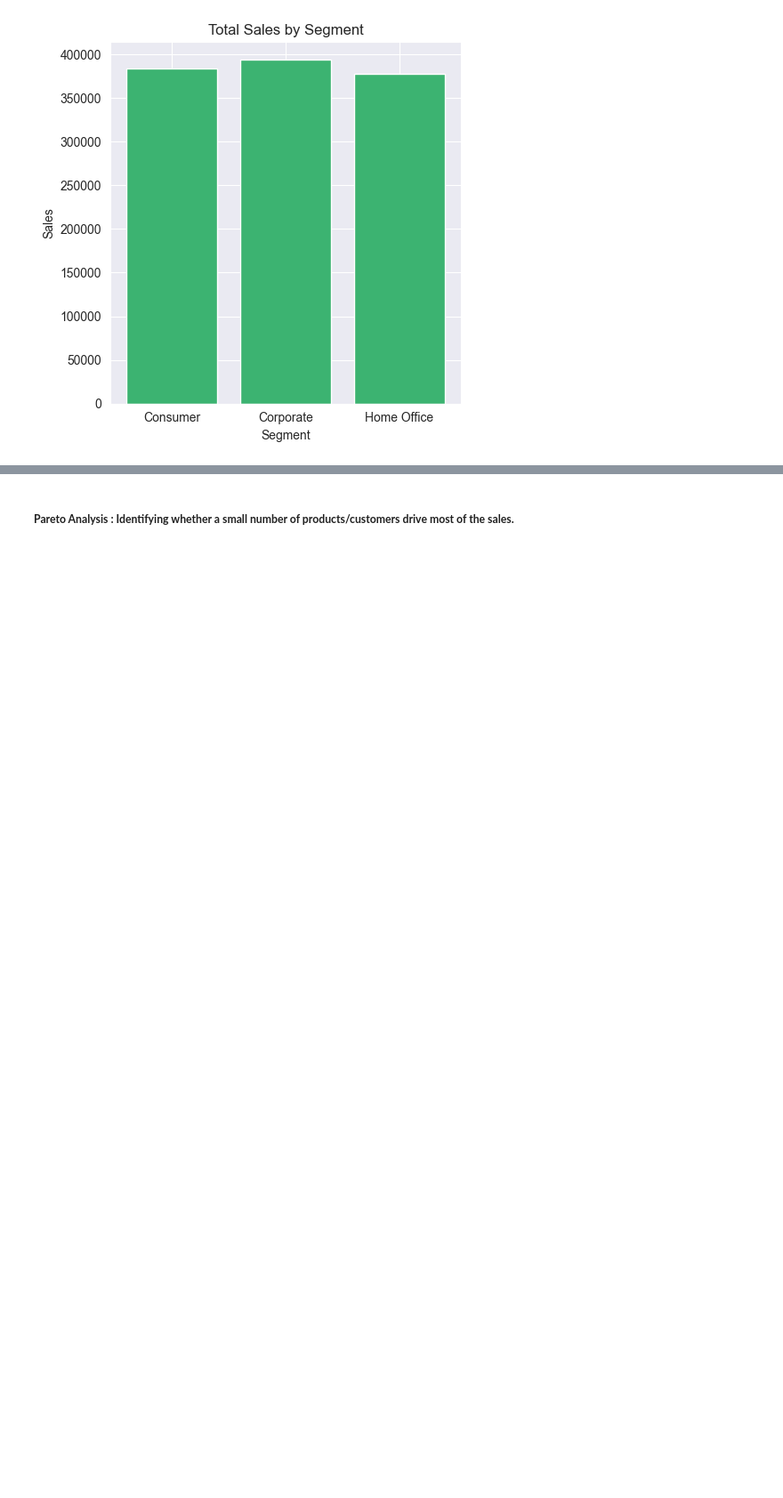
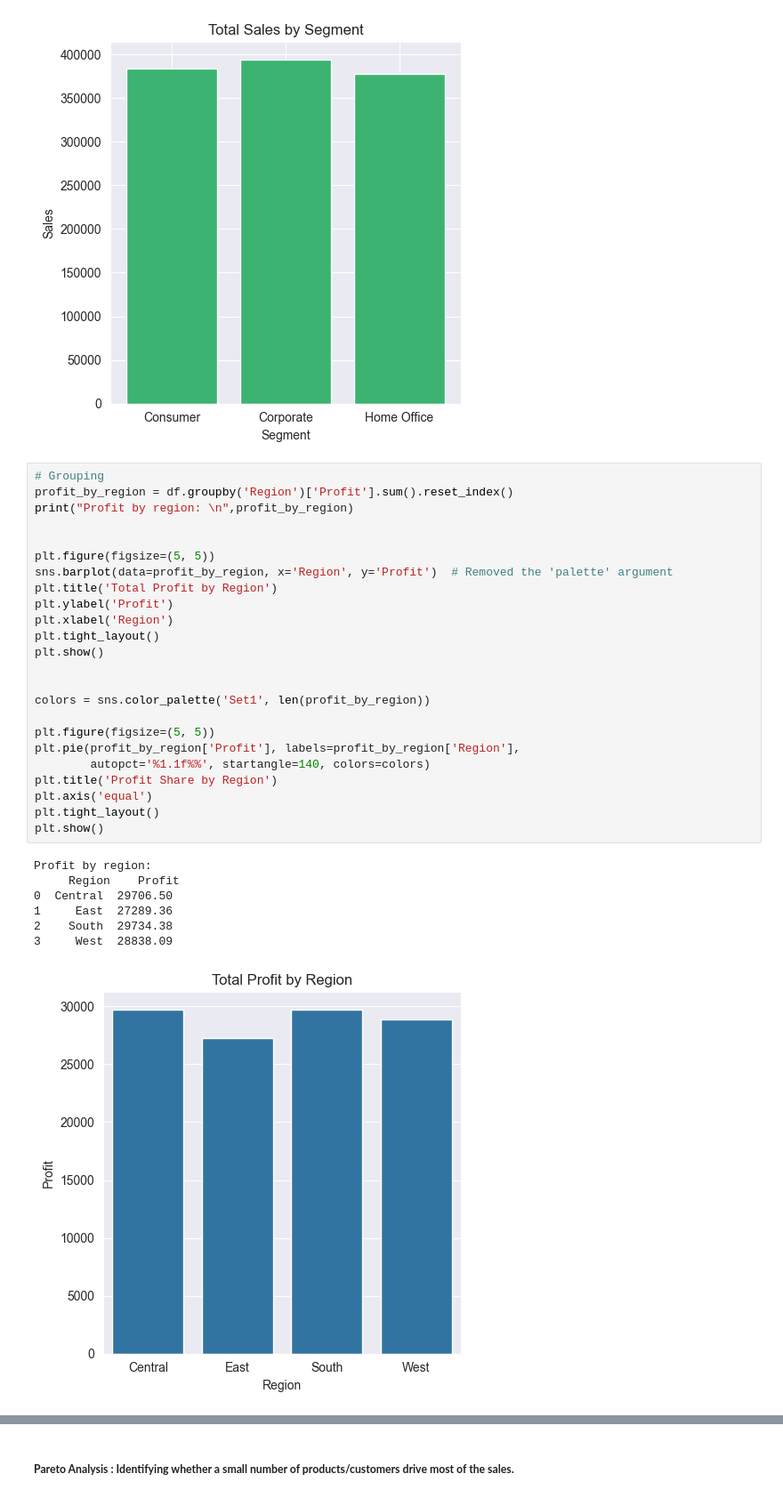
Before and after one commit to 26Vaidehi/INT375_Python, a Jupyter notebook: INT-375_Project.ipynb, the cells around one changed output, grey strips where cells are left out. Shown at 89% size. Drawn from its saved outputs; the diff is of its cells as text; blank space fills up the shorter version.

```diff
--- a/INT-375_Project.ipynb
+++ b/INT-375_Project.ipynb
@@ -439,3 +439,35 @@ plt.tight_layout()
 plt.show()
 # %% [output]
 [figure]
+# %%
+# Grouping
+profit_by_region = df.groupby('Region')['Profit'].sum().reset_index()
+print("Profit by region: \n",profit_by_region)
+
+
+plt.figure(figsize=(5, 5))
+sns.barplot(data=profit_by_region, x='Region', y='Profit')  # Removed the 'palette' argument
+plt.title('Total Profit by Region')
+plt.ylabel('Profit')
+plt.xlabel('Region')
+plt.tight_layout()
+plt.show()
+
+
+colors = sns.color_palette('Set1', len(profit_by_region))
+
+plt.figure(figsize=(5, 5))
+plt.pie(profit_by_region['Profit'], labels=profit_by_region['Region'],
+        autopct='%1.1f%%', startangle=140, colors=colors)
+plt.title('Profit Share by Region')
+plt.axis('equal')
+plt.tight_layout()
+plt.show()
+# %% [output]
+Profit by region:
+     Region    Profit
+0  Central  29706.50
+1     East  27289.36
+2    South  29734.38
+3     West  28838.09
+[figure, added]
```
Also changed, not shown: parts of 3 cells of this notebook.
